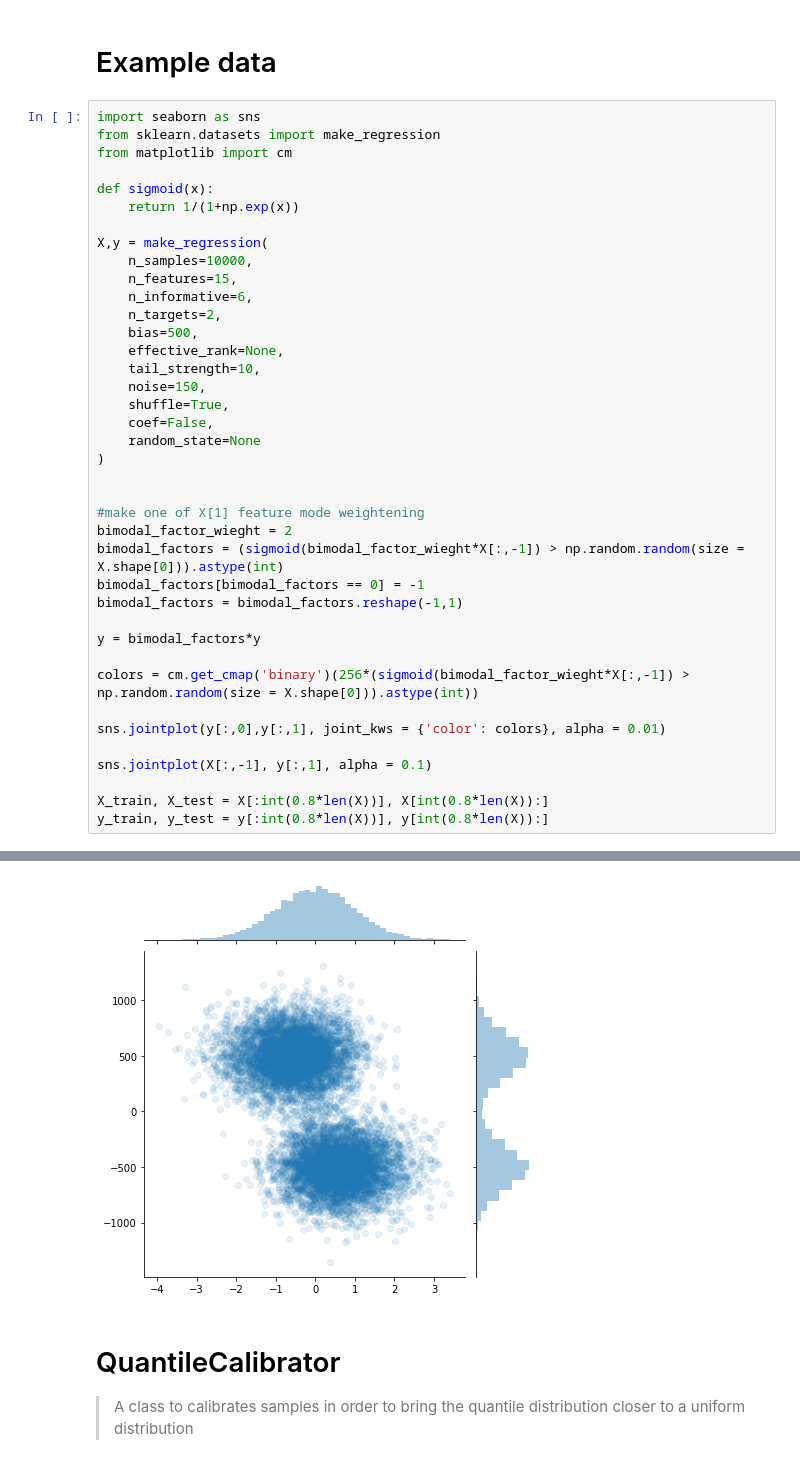
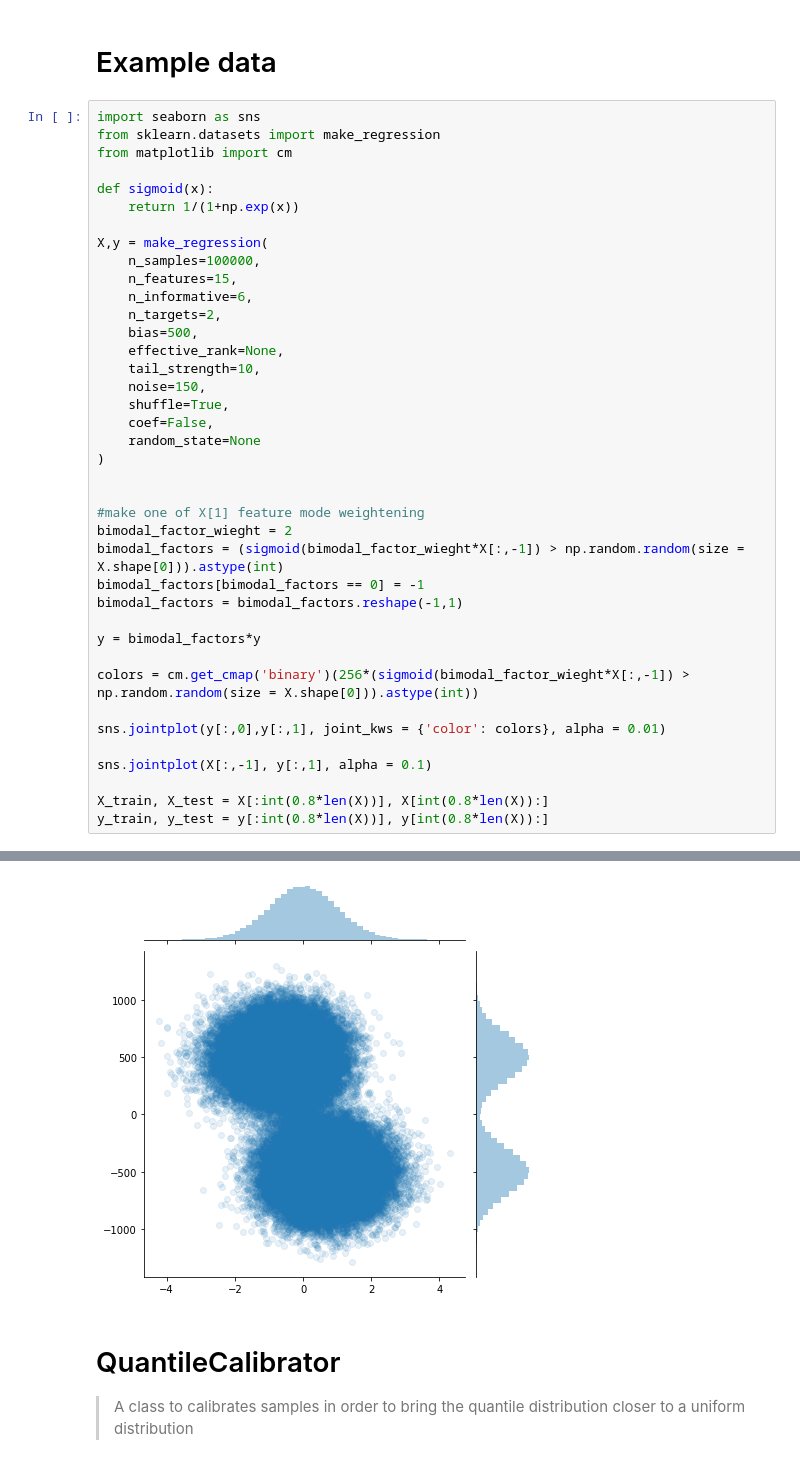
Before and after one commit to AlanGanem/scikit-density, a Jupyter notebook: notebooks/01_ensemble.ipynb, the cells around one changed output, grey strips where cells are left out. Drawn from its saved outputs; the diff is of its cells as text.

```diff
--- a/notebooks/01_ensemble.ipynb
+++ b/notebooks/01_ensemble.ipynb
@@ -96,7 +98,7 @@ def sigmoid(x):
     return 1/(1+np.exp(x))
 
 X,y = make_regression(
-    n_samples=10000,
+    n_samples=100000,
     n_features=15,
     n_informative=6,
     n_targets=2,
@@ -131,4 +133,4 @@ y_train, y_test = y[:int(0.8*len(X))], y[int(0.8*len(X)):]
-[figure, old version]
+[figure, new version]
 # %% [markdown]
 # QuantileCalibrator
 > A class to calibrates samples in order to bring the quantile distribution closer to a uniform distribution
```
Also changed, not shown: parts of 46 cells of this notebook, 7 other files.
